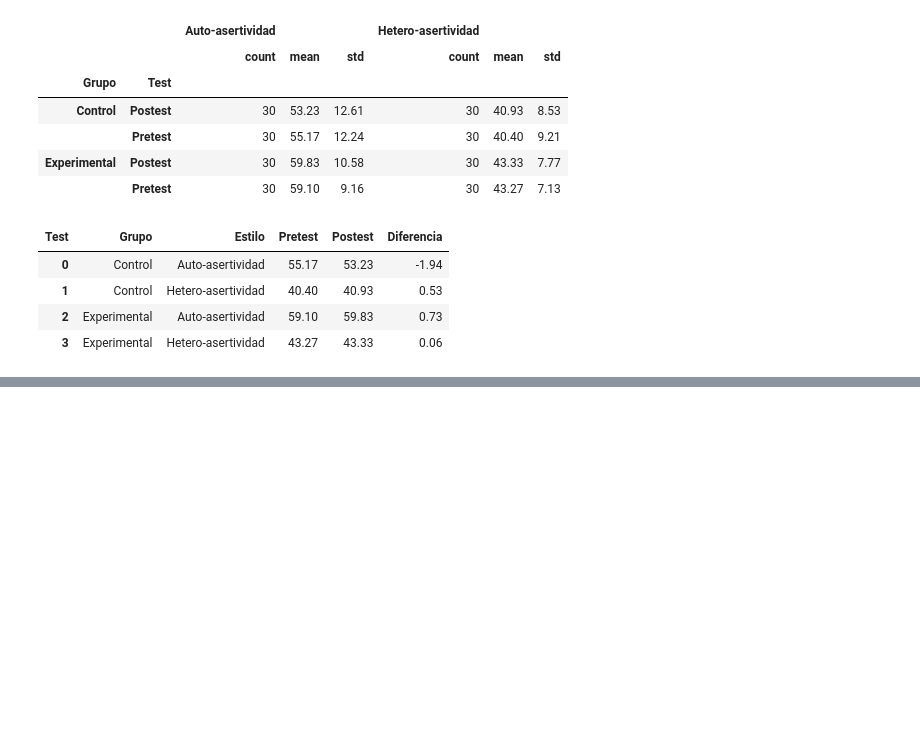
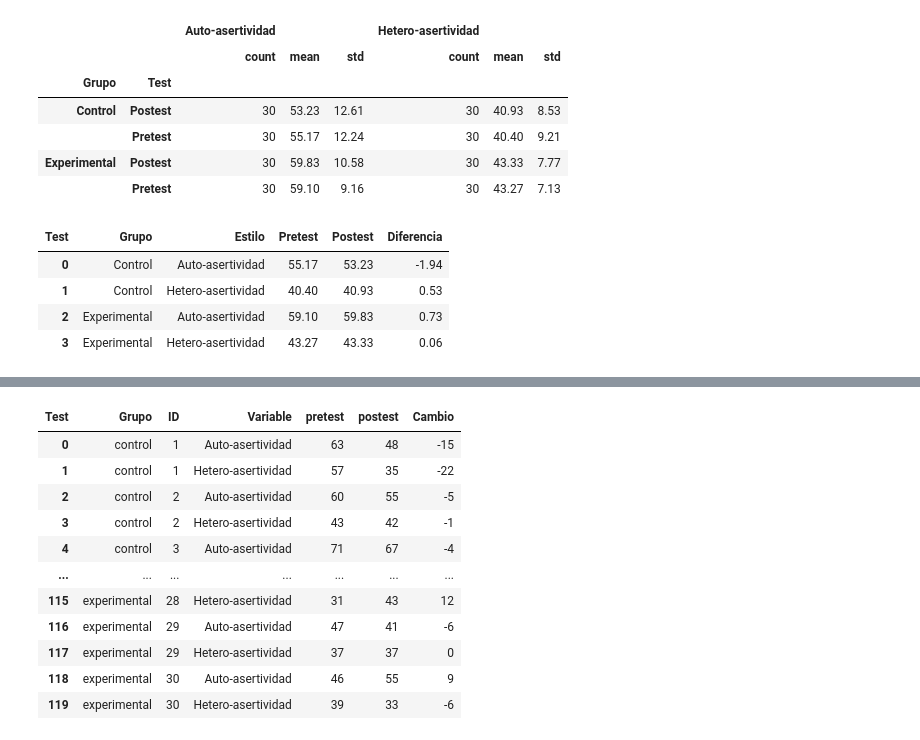
Before and after one commit to Cristian-Arboleda/Diseno-cuasiexperimental-conflictalk-adca, a Jupyter notebook: adca-1.ipynb, the cells around one changed output, grey strips where cells are left out. Cells and saved outputs as stored; diff of their text form; code cells hidden in the pictures; blank space fills up the shorter version.

```diff
--- a/adca-1.ipynb
+++ b/adca-1.ipynb
@@ -144,3 +155,8 @@ fig = px.bar(
 fig.add_hline(y=0, line_dash='dash', line_color='gray')
 fig.update_layout(showlegend=False)
 fig.show()
+# %%
+estilos_aplicados['ID'] = (
+    estilos_aplicados.groupby(['Grupo', 'Test']).cumcount() + 1
+)
+estilos_aplicados
@@ -146,0 +2717,93 @@ fig.show()
+# %%
+import pandas as pd
+
+variables = [
+    'Auto-asertividad',
+    'Hetero-asertividad'
+]
+
+# Copiar los datos
+datos = estilos_aplicados.copy()
+
+# Normalizar etiquetas
+datos['Grupo'] = (
+    datos['Grupo']
+    .astype(str)
+    .str.strip()
+    .str.lower()
+)
+
+datos['Test'] = (
+    datos['Test']
+    .astype(str)
+    .str.strip()
+    .str.lower()
+)
+
+# Convertir puntajes a valores numéricos
+for variable in variables:
+    datos[variable] = pd.to_numeric(
+        datos[variable],
+        errors='coerce'
+    )
+
+# Guardar cambios individuales
+lista_cambios = []
+
+for variable in variables:
+
+    # Organizar Pretest y Postest por participante
+    tabla = datos.pivot(
+        index=['Grupo', 'ID'],
+        columns='Test',
+        values=variable
+    ).reset_index()
+
+    # Calcular cambio individual
+    tabla['Cambio'] = (
+        tabla['postest'] - tabla['pretest']
+    )
+
+    # Identificar variable
+    tabla['Variable'] = variable
+
+    lista_cambios.append(tabla)
+
+# Unir los cambios de ambas variables
+tabla_cambios = pd.concat(
+    lista_cambios,
+    ignore_index=True
+)
+
+# Ordenar columnas
+tabla_cambios = tabla_cambios[
+    [
+        'Grupo',
+        'ID',
+        'Variable',
+        'pretest',
+        'postest',
+        'Cambio'
+    ]
+]
+
+# Ordenar resultados
+tabla_cambios = tabla_cambios.sort_values(
+    ['Grupo', 'ID', 'Variable']
+).reset_index(drop=True)
+
+# Mostrar tabla
+tabla_cambios
+# %% [output]
+| Test | Grupo | ID | Variable | pretest | postest | Cambio |
+| 0 | control | 1 | Auto-asertividad | 63 | 48 | -15 |
+| 1 | control | 1 | Hetero-asertividad | 57 | 35 | -22 |
+| 2 | control | 2 | Auto-asertividad | 60 | 55 | -5 |
+| 3 | control | 2 | Hetero-asertividad | 43 | 42 | -1 |
+| 4 | control | 3 | Auto-asertividad | 71 | 67 | -4 |
+| ... | ... | ... | ... | ... | ... | ... |
+| 115 | experimental | 28 | Hetero-asertividad | 31 | 43 | 12 |
+| 116 | experimental | 29 | Auto-asertividad | 47 | 41 | -6 |
+| 117 | experimental | 29 | Hetero-asertividad | 37 | 37 | 0 |
+| 118 | experimental | 30 | Auto-asertividad | 46 | 55 | 9 |
+| 119 | experimental | 30 | Hetero-asertividad | 39 | 33 | -6 |
```
Also changed, not shown: parts of 32 cells of this notebook, 1 other file.
